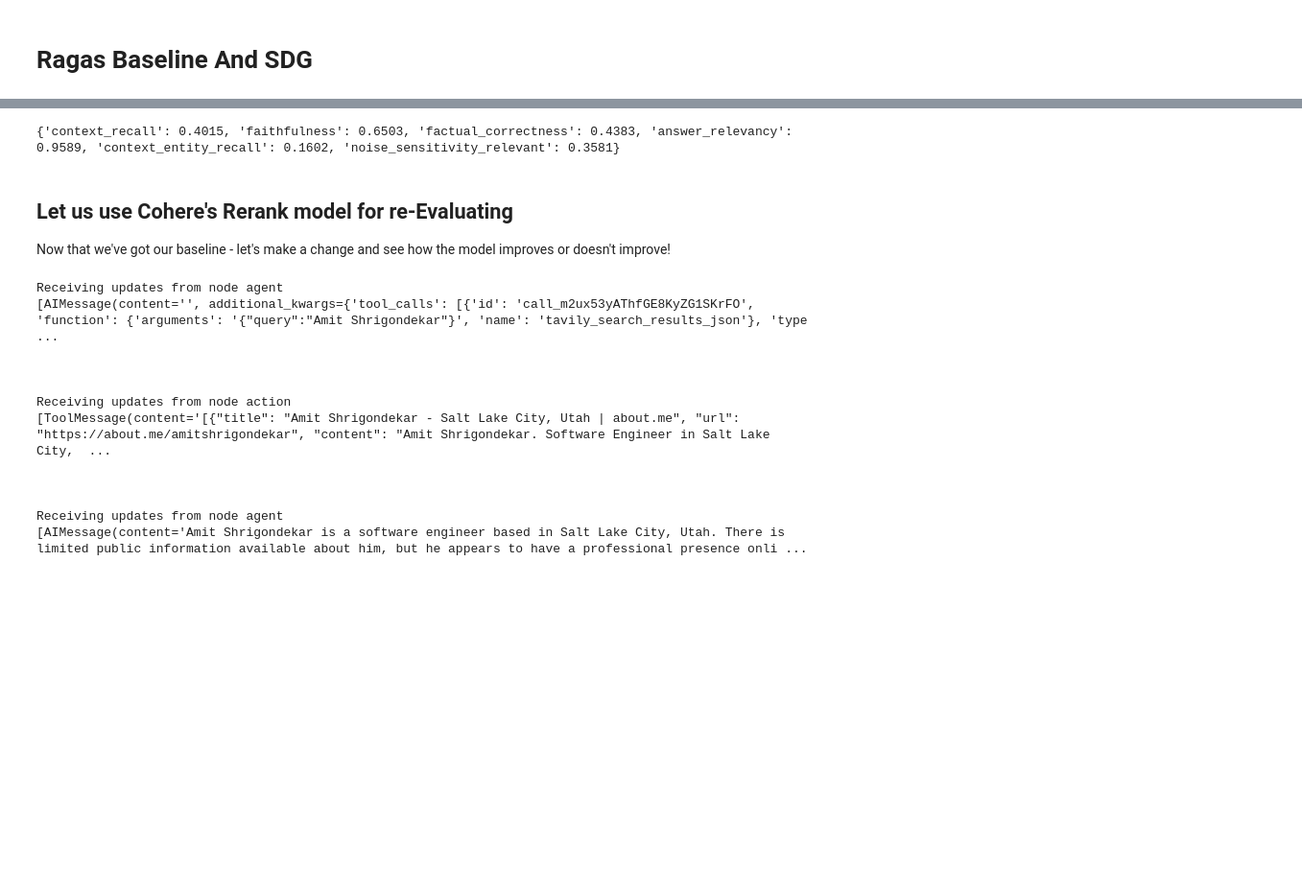
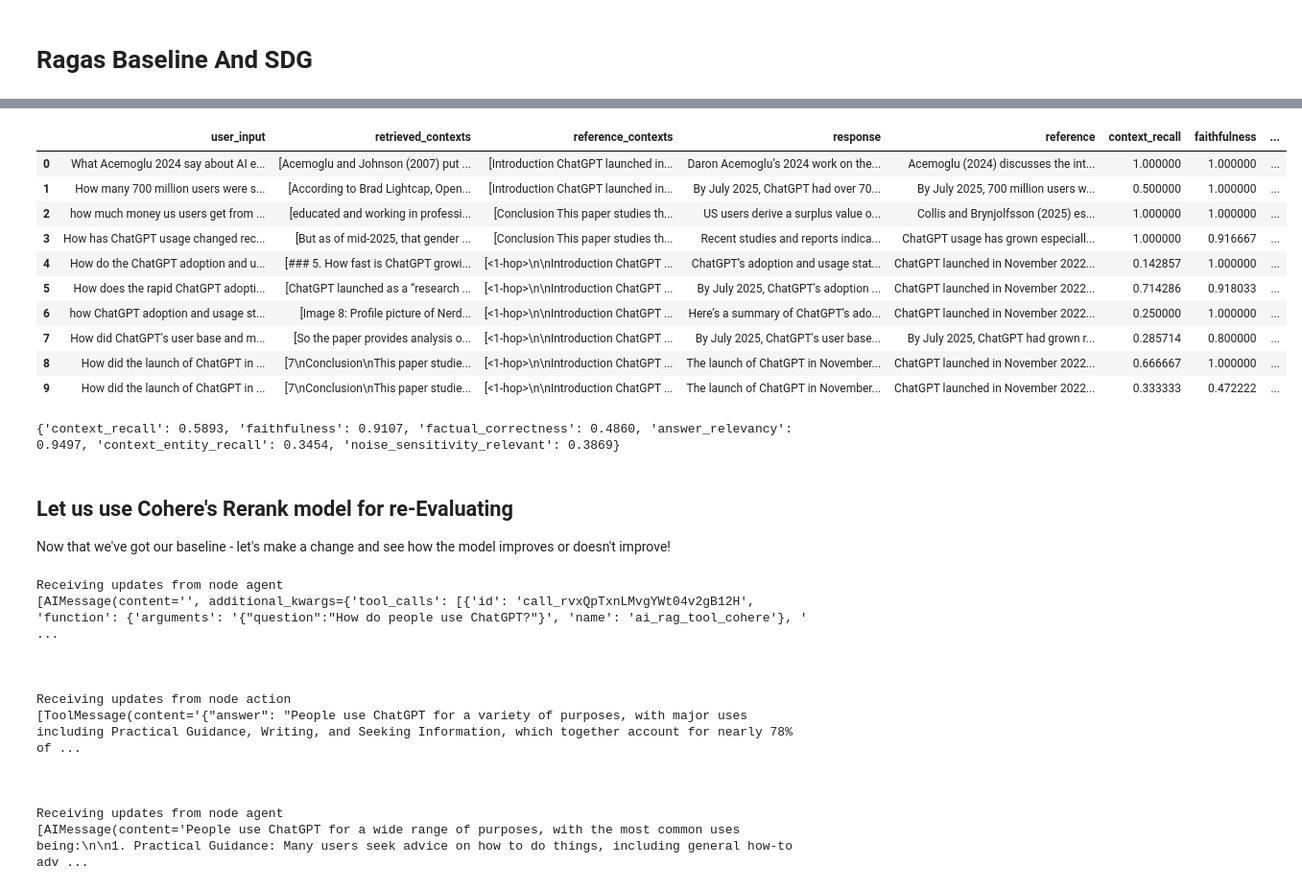
Before and after one commit to iamitshri/AIE8, a Jupyter notebook: 11_Certification_Challenge/rag-agentic-demo.ipynb, the cells around one changed output, grey strips where cells are left out. Shown at 96% size. Drawn from its saved outputs; the diff is of its cells as text; code cells hidden in the pictures; blank space fills up the shorter version.

```diff
--- a/11_Certification_Challenge/rag-agentic-demo.ipynb
+++ b/11_Certification_Challenge/rag-agentic-demo.ipynb
@@ -729,7 +749,21 @@ RAGAS Evaluation Results:
 # %%
-print(baseline_result)
+baseline_result.to_pandas()
 # %% [output]
-{'context_recall': 0.4015, 'faithfulness': 0.6503, 'factual_correctness': 0.4383, 'answer_relevancy': 0.9589, 'context_entity_recall': 0.1602, 'noise_sensitivity_relevant': 0.3581}
+|  | user_input | retrieved_contexts | reference_contexts | response | reference | context_recall | faithfulness | ... |
+| 0 | What Acemoglu 2024 say about AI e... | [Acemoglu and Johnson (2007) put ... | [Introduction ChatGPT launched in... | Daron Acemoglu’s 2024 work on the... | Acemoglu (2024) discusses the int... | 1.000000 | 1.000000 | ... |
+| 1 | How many 700 million users were s... | [According to Brad Lightcap, Open... | [Introduction ChatGPT launched in... | By July 2025, ChatGPT had over 70... | By July 2025, 700 million users w... | 0.500000 | 1.000000 | ... |
+| 2 | how much money us users get from ... | [educated and working in professi... | [Conclusion This paper studies th... | US users derive a surplus value o... | Collis and Brynjolfsson (2025) es... | 1.000000 | 1.000000 | ... |
+| 3 | How has ChatGPT usage changed rec... | [But as of mid-2025, that gender ... | [Conclusion This paper studies th... | Recent studies and reports indica... | ChatGPT usage has grown especiall... | 1.000000 | 0.916667 | ... |
+| 4 | How do the ChatGPT adoption and u... | [### 5. How fast is ChatGPT growi... | [<1-hop>\n\nIntroduction ChatGPT ... | ChatGPT’s adoption and usage stat... | ChatGPT launched in November 2022... | 0.142857 | 1.000000 | ... |
+| 5 | How does the rapid ChatGPT adopti... | [ChatGPT launched as a “research ... | [<1-hop>\n\nIntroduction ChatGPT ... | By July 2025, ChatGPT's adoption ... | ChatGPT launched in November 2022... | 0.714286 | 0.918033 | ... |
+| 6 | how ChatGPT adoption and usage st... | [Image 8: Profile picture of Nerd... | [<1-hop>\n\nIntroduction ChatGPT ... | Here’s a summary of ChatGPT’s ado... | ChatGPT launched in November 2022... | 0.250000 | 1.000000 | ... |
+| 7 | How did ChatGPT's user base and m... | [So the paper provides analysis o... | [<1-hop>\n\nIntroduction ChatGPT ... | By July 2025, ChatGPT's user base... | By July 2025, ChatGPT had grown r... | 0.285714 | 0.800000 | ... |
+| 8 | How did the launch of ChatGPT in ... | [7\nConclusion\nThis paper studie... | [<1-hop>\n\nIntroduction ChatGPT ... | The launch of ChatGPT in November... | ChatGPT launched in November 2022... | 0.666667 | 1.000000 | ... |
+| 9 | How did the launch of ChatGPT in ... | [7\nConclusion\nThis paper studie... | [<1-hop>\n\nIntroduction ChatGPT ... | The launch of ChatGPT in November... | ChatGPT launched in November 2022... | 0.333333 | 0.472222 | ... |
+# %%
+print(baseline_result)
+# %% [output]
+{'context_recall': 0.5893, 'faithfulness': 0.9107, 'factual_correctness': 0.4860, 'answer_relevancy': 0.9497, 'context_entity_recall': 0.3454, 'noise_sensitivity_relevant': 0.3869}
 # %% [markdown]
 ## Let us use Cohere's Rerank model for re-Evaluating
 
@@ -766,7 +800,7 @@ from langchain.retrievers.contextual_compression import ContextualCompressionRet
 from langchain_cohere import CohereRerank
 
 def cohere_adjusted_retriever(state):
-  compressor = CohereRerank(model="rerank-v3.5",top_n=5)
+  compressor = CohereRerank(model="rerank-v3.5",top_n=10)
   compression_retriever = ContextualCompressionRetriever(
     base_compressor=compressor, base_retriever=cohere_retriever
   )
@@ -846,7 +880,7 @@ cohere_compiled_graph=cohere_uncompiled_graph.compile()
 # Run the graph
 from langchain_core.messages import HumanMessage
 
-inputs={"messages":[HumanMessage(content="who is Amit Shrigondekar?")]}
+inputs={"messages":[HumanMessage(content="How do people use chatgpt? Answer the question using the tools")]}
 
 async for chunk in cohere_compiled_graph.astream(inputs,stream_mode="updates"):
     for node,values in chunk.items():
@@ -855,14 +889,14 @@ async for chunk in cohere_compiled_graph.astream(inputs,stream_mode="updates"):
         print("\n\n")
 # %% [output]
 Receiving updates from node agent
-[AIMessage(content='', additional_kwargs={'tool_calls': [{'id': 'call_m2ux53yAThfGE8KyZG1SKrFO', 'function': {'arguments': '{"query":"Amit Shrigondekar"}', 'name': 'tavily_search_results_json'}, 'type ...
+[AIMessage(content='', additional_kwargs={'tool_calls': [{'id': 'call_rvxQpTxnLMvgYWt04v2gB12H', 'function': {'arguments': '{"question":"How do people use ChatGPT?"}', 'name': 'ai_rag_tool_cohere'}, ' ...
 
 
 
 Receiving updates from node action
-[ToolMessage(content='[{"title": "Amit Shrigondekar - Salt Lake City, Utah | about.me", "url": "https://about.me/amitshrigondekar", "content": "Amit Shrigondekar. Software Engineer in Salt Lake City,  ...
+[ToolMessage(content='{"answer": "People use ChatGPT for a variety of purposes, with major uses including Practical Guidance, Writing, and Seeking Information, which together account for nearly 78% of ...
 
 
 
 Receiving updates from node agent
-[AIMessage(content='Amit Shrigondekar is a software engineer based in Salt Lake City, Utah. There is limited public information available about him, but he appears to have a professional presence onli ...
+[AIMessage(content='People use ChatGPT for a wide range of purposes, with the most common uses being:\n\n1. Practical Guidance: Many users seek advice on how to do things, including general how-to adv ...
```
Also changed, not shown: parts of 27 cells of this notebook, 1 other file.
